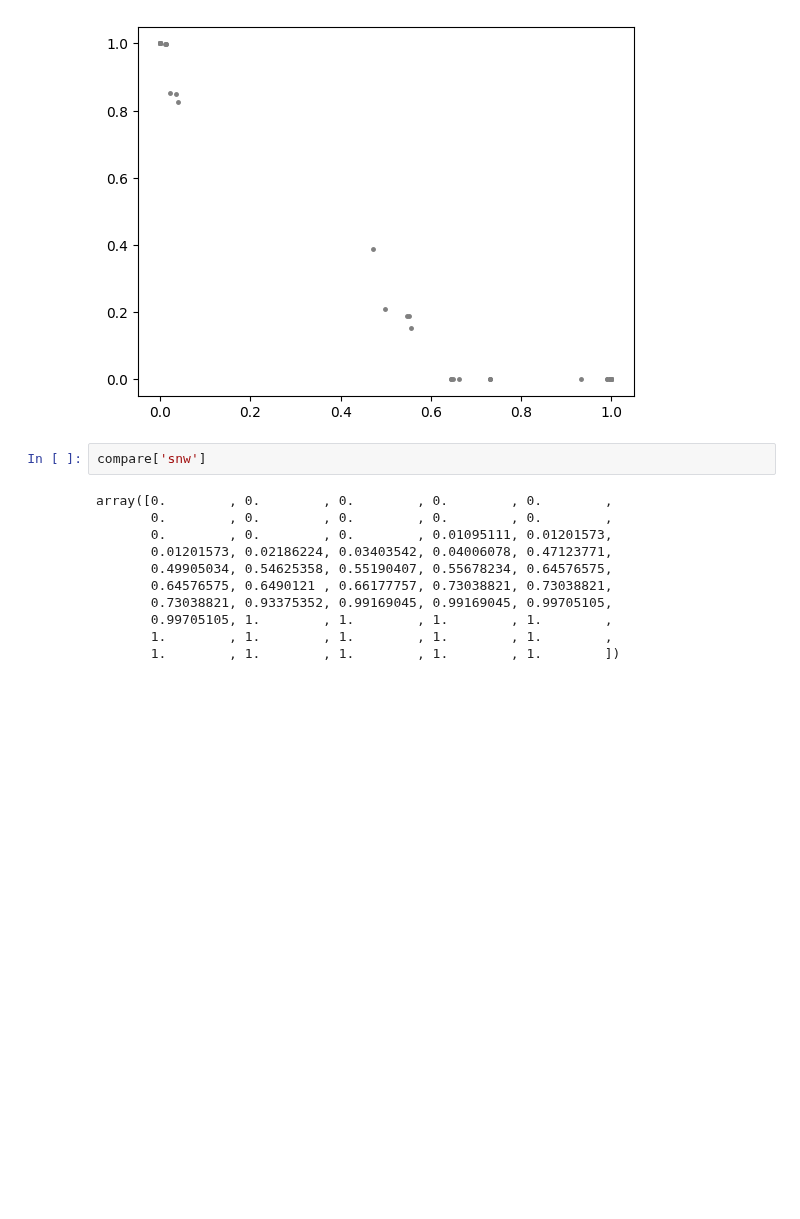
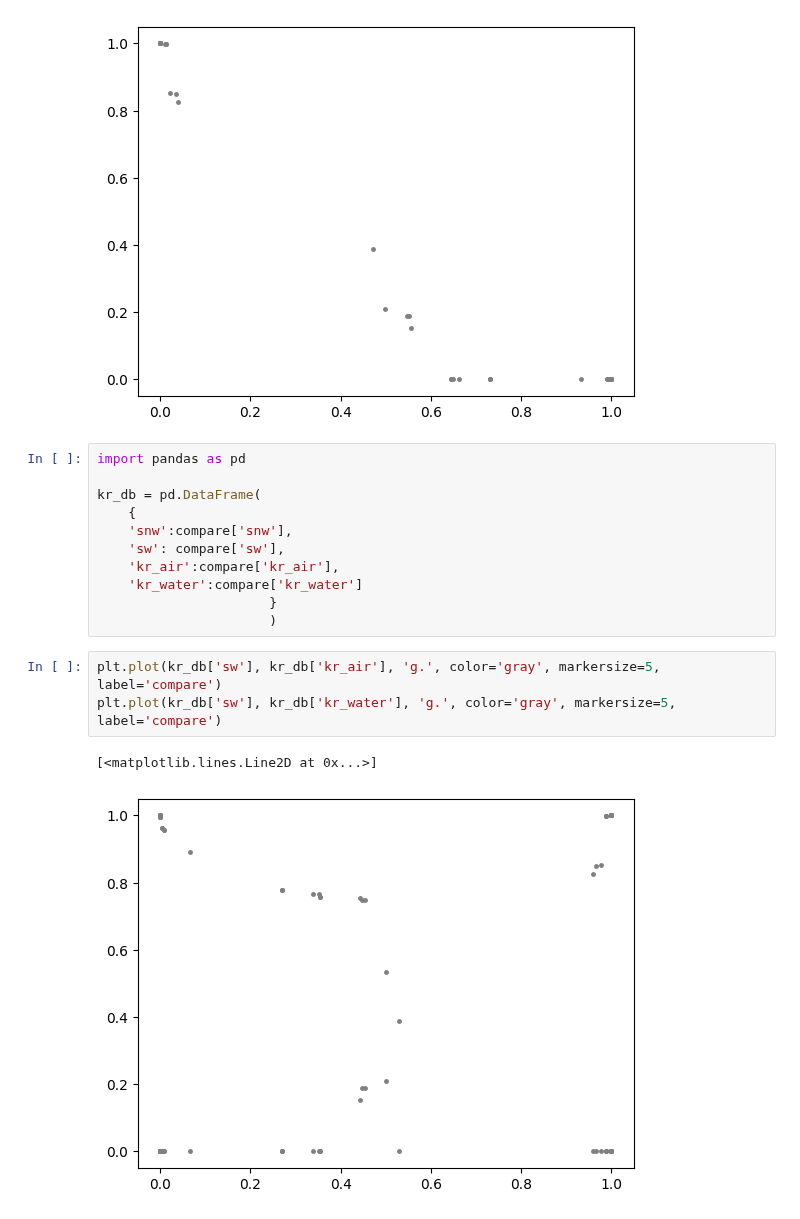
Before and after one commit to ZihanRen/poretransformer, a Jupyter notebook: lpu3dnet/post_process/analyze_phys_single.ipynb, the cells around one changed output. Cells and saved outputs as stored; diff of their text form; blank space fills up the shorter version.

```diff
--- a/lpu3dnet/post_process/analyze_phys_single.ipynb
+++ b/lpu3dnet/post_process/analyze_phys_single.ipynb
@@ -238,16 +238,20 @@ plt.plot(compare['snw'], compare['kr_water'], 'g.', color='gray', markersize=5,
 # %% [output]
 [<matplotlib.lines.Line2D at 0x...>]
 [figure]
-# %%
-compare['snw']
-# %% [output]
-array([0.        , 0.        , 0.        , 0.        , 0.        ,
-       0.        , 0.        , 0.        , 0.        , 0.        ,
-       0.        , 0.        , 0.        , 0.01095111, 0.01201573,
-       0.01201573, 0.02186224, 0.03403542, 0.04006078, 0.47123771,
-       0.49905034, 0.54625358, 0.55190407, 0.55678234, 0.64576575,
-       0.64576575, 0.6490121 , 0.66177757, 0.73038821, 0.73038821,
-       0.73038821, 0.93375352, 0.99169045, 0.99169045, 0.99705105,
-       0.99705105, 1.        , 1.        , 1.        , 1.        ,
-       1.        , 1.        , 1.        , 1.        , 1.        ,
-       1.        , 1.        , 1.        , 1.        , 1.        ])
+# %%
+import pandas as pd
+
+kr_db = pd.DataFrame(
+    {
+    'snw':compare['snw'],
+    'sw': compare['sw'],
+    'kr_air':compare['kr_air'],
+    'kr_water':compare['kr_water']
+                      }
+                      )
+# %%
+plt.plot(kr_db['sw'], kr_db['kr_air'], 'g.', color='gray', markersize=5, label='compare')
+plt.plot(kr_db['sw'], kr_db['kr_water'], 'g.', color='gray', markersize=5, label='compare')
+# %% [output]
+[<matplotlib.lines.Line2D at 0x...>]
+[figure, added]
```
Also changed, not shown: parts of 2 cells of this notebook, 2 other files.
